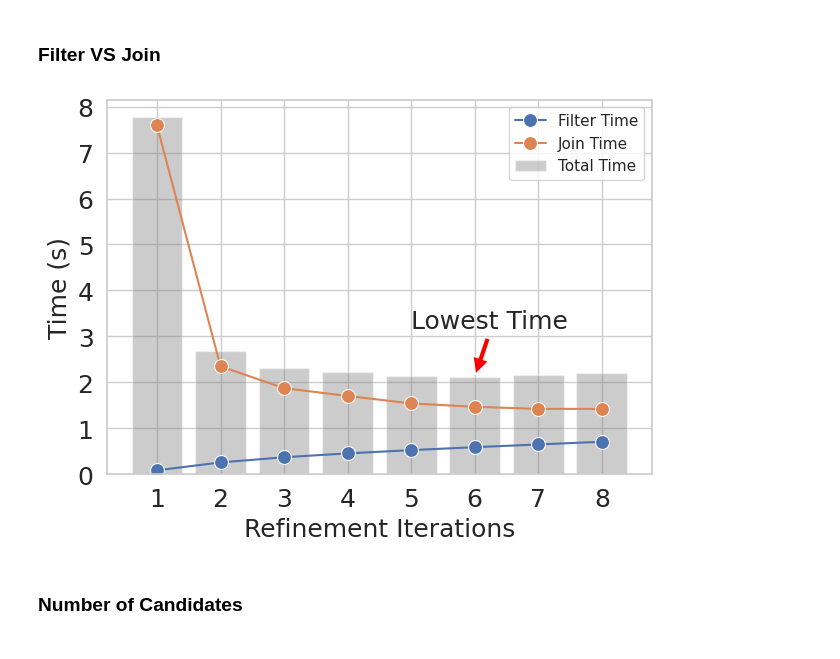
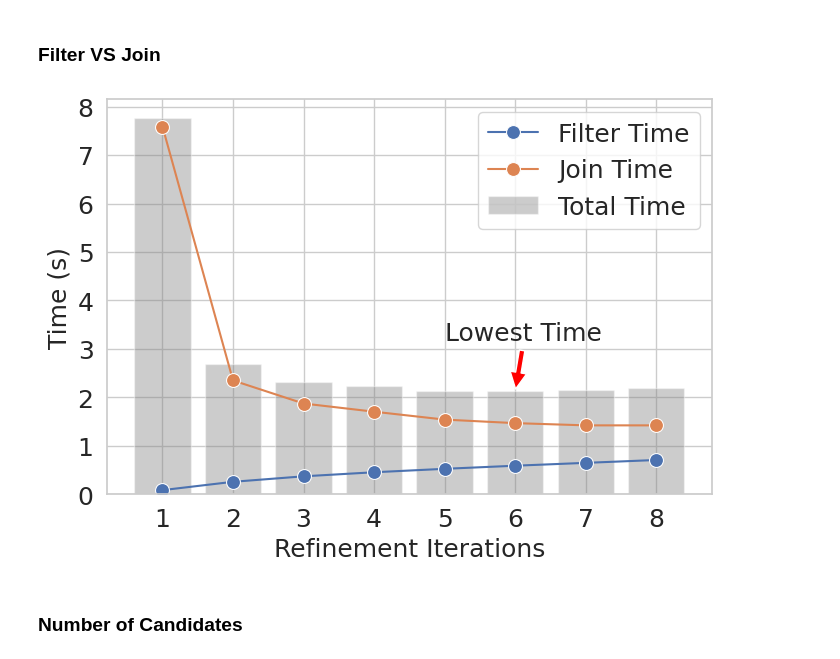
Before and after one commit to antonio-decaro/SIGMo, a Jupyter notebook: 4_produce_plot.ipynb, the cells around one changed output. Saved outputs shown, nothing was run; the diff lists cells and outputs as text; code cells hidden in the pictures.

```diff
--- a/4_produce_plot.ipynb
+++ b/4_produce_plot.ipynb
@@ -18,6 +18,9 @@ import subprocess
 import signal
 
 sns.set_theme(style="whitegrid")
+
+SINGLE_COL_FIGSIZE=(7, 5)
+HALF_COL_FIGSIZE=(3.5, 5)
 # %%
 # time in ms, memory in bytes
 class SIGMOParser:
@@ -366,7 +294,7 @@ gpu_df = pd.read_csv('./out/SIGMO/gpu_util.csv')
 ### Filter VS Join
 # %%
 FONTSIZE = 18
-fig, axs = plt.subplots()
+fig, axs = plt.subplots(figsize=SINGLE_COL_FIGSIZE)
 
 filter_time = [result.filter_gpu_time / 1000 for result in sigmo_df[sigmo_df['find_all']].itertuples()]
 join_time = [result.join_gpu_time / 1000 for result in sigmo_df[sigmo_df['find_all']].itertuples()]
@@ -384,36 +312,36 @@ data = pd.DataFrame({
 data['Total Time'] = total_time
 
 # Melt the DataFrame to long format
 data_melted = data.melt(id_vars='Iterations', value_vars=['Filter Time', 'Join Time'], var_name='Type', value_name='Time')
 
 
 # Create the line plot
 sns.lineplot(data=data_melted, x='Iterations', y='Time', hue='Type', marker='o', markersize=10, ax=axs)
 
 # Add the total time bars
 axs.bar(data['Iterations'], data['Total Time'], color='gray', alpha=0.4, label='Total Time')
 
 # Add labels and title
 axs.set_xlabel('Refinement Iterations')
 axs.set_ylabel('Time (s)')
 
 # get the lowest bar and add a label to mark that is the lowest, add also an arrow
 lowest_bar = min(data['Total Time'])
 axs.annotate('Lowest Time', xy=(data['Iterations'][data['Total Time'].idxmin()], lowest_bar),
              xytext=(data['Iterations'][data['Total Time'].idxmin()] - 1, lowest_bar + lowest_bar * .5),
              arrowprops=dict(facecolor='red', shrink=0.05), fontsize=FONTSIZE)
 
 
 # Add legend
-axs.legend()
+axs.legend(fontsize=FONTSIZE)
 set_font_size(axs, 18)
 
 # Show the plot
 fig.tight_layout()
-fig.savefig('./out/plots/filter_join_time.pdf')
+fig.savefig('./out/plots/filter_join_time.pdf', dpi=300)
 fig.show()
 # %% [output]
-[figure, old version]
+[figure, new version]
 # %% [markdown]
 ### Number of Candidates
 # %%
```
Also changed, not shown: parts of 13 cells of this notebook, 3 other files.
